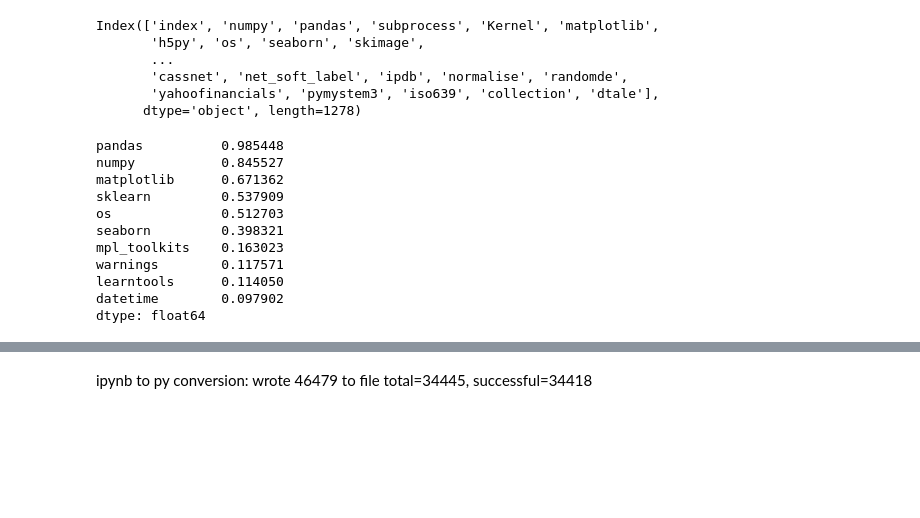
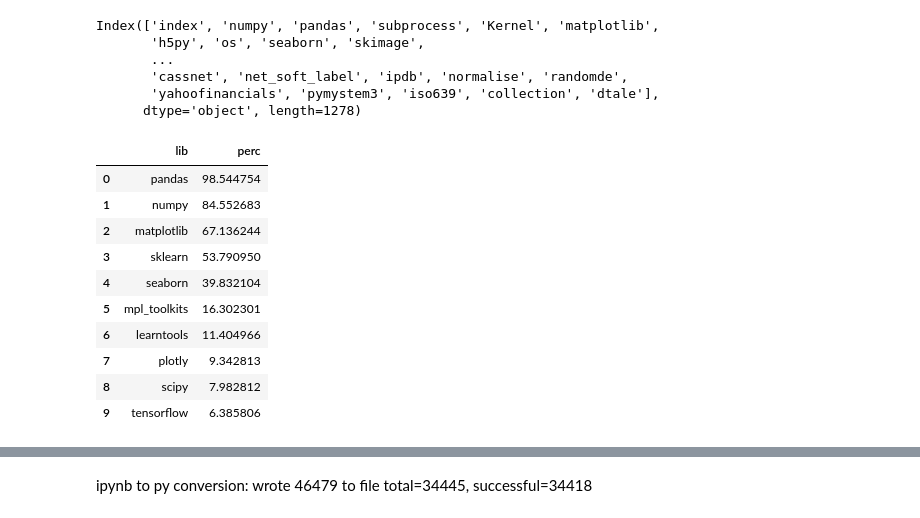
Before and after one commit to yoreei/p2d2, a Jupyter notebook: docs/2Imports.ipynb, the cells around one changed output, grey strips where cells are left out. Saved outputs shown, nothing was run; the diff lists cells and outputs as text; code cells hidden in the pictures; blank space fills up the shorter version.

```diff
--- a/docs/2Imports.ipynb
+++ b/docs/2Imports.ipynb
@@ -23,14 +37,2 @@ module_perc = module_counts / len(import_df)
 # %%
-module_perc.head(10)
+top10ser=module_perc_series.head(10)
-# %% [output]
-pandas          0.985448
-numpy           0.845527
-matplotlib      0.671362
-sklearn         0.537909
-os              0.512703
-seaborn         0.398321
-mpl_toolkits    0.163023
-warnings        0.117571
-learntools      0.114050
-datetime        0.097902
-dtype: float64
@@ -36,0 +55,14 @@ dtype: float64
+# %%
+top10
+# %% [output]
+|  | lib | perc |
+| 0 | pandas | 98.544754 |
+| 1 | numpy | 84.552683 |
+| 2 | matplotlib | 67.136244 |
+| 3 | sklearn | 53.790950 |
+| 4 | seaborn | 39.832104 |
+| 5 | mpl_toolkits | 16.302301 |
+| 6 | learntools | 11.404966 |
+| 7 | plotly | 9.342813 |
+| 8 | scipy | 7.982812 |
+| 9 | tensorflow | 6.385806 |
```
Also changed, not shown: parts of 14 cells of this notebook, 31 other files.
